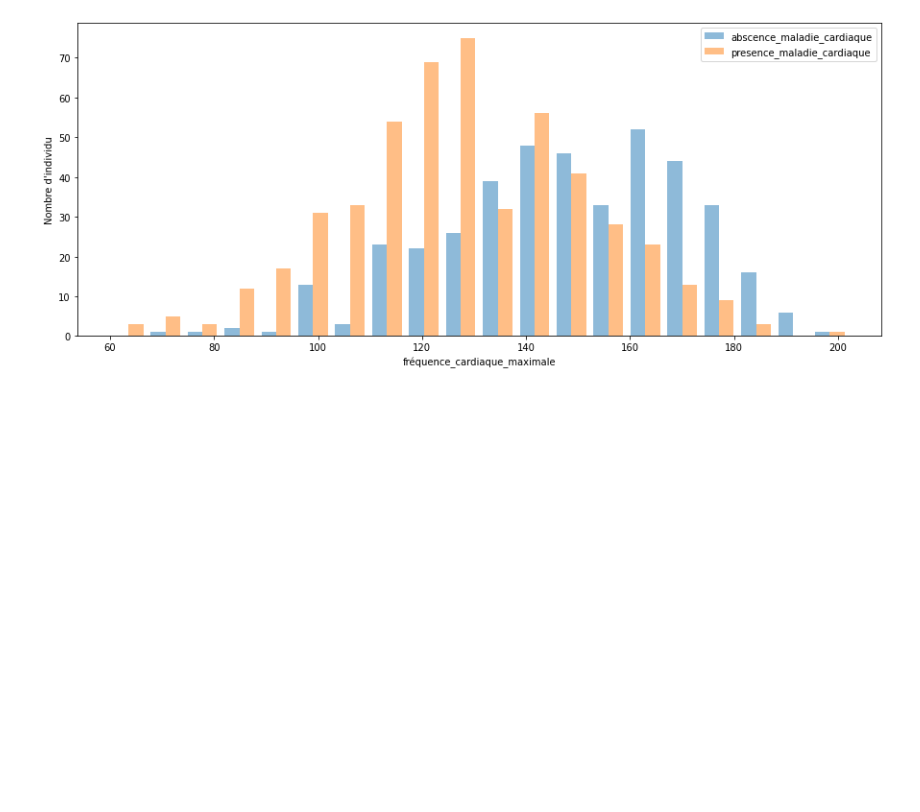
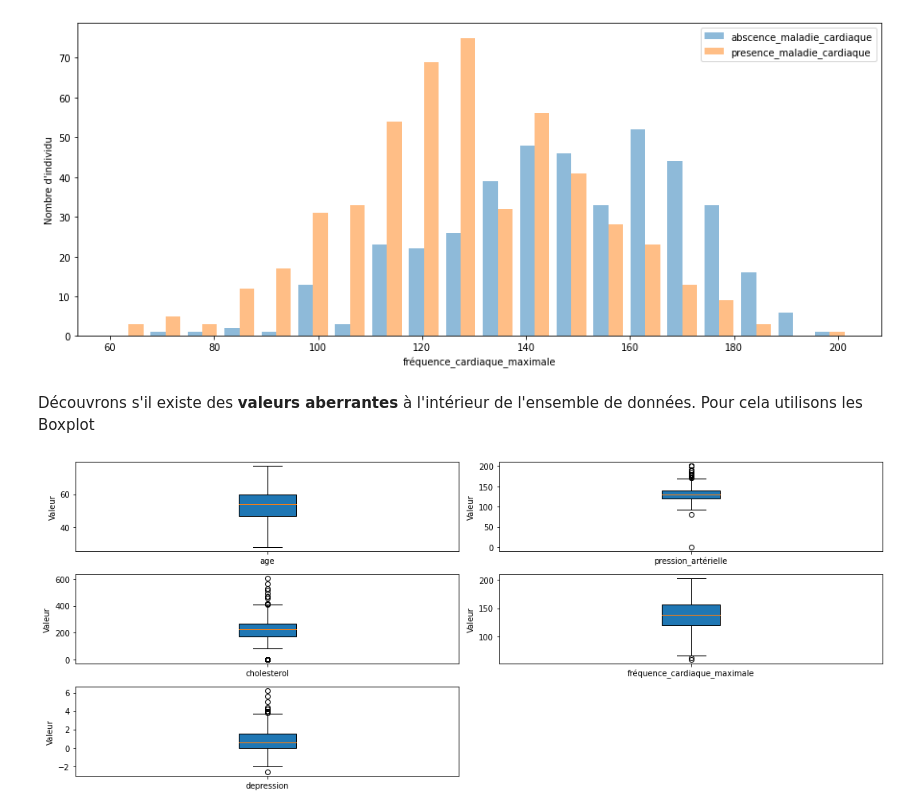
Before and after one commit to bkablam11/heat-eda, a Jupyter notebook: heart-eda.ipynb, the cells around one changed output. Cells and saved outputs as stored; diff of their text form; code cells hidden in the pictures; blank space fills up the shorter version.

```diff
--- a/heart-eda.ipynb
+++ b/heart-eda.ipynb
@@ -155,6 +146,20 @@ plt.legend()
 plt.show()
 # %% [output]
 [figure]
+# %% [markdown]
+Découvrons s'il existe des **valeurs aberrantes** à l'intérieur de l'ensemble de données. Pour cela utilisons les Boxplot
+# %%
+df_1 = df[["age", "pression_artérielle", "cholesterol", "fréquence_cardiaque_maximale","depression"]]
+# %%
+plt.figure(figsize=(15, 6))
+for item in df_1.columns:
+    plt.subplot(3,2,list(df_1.columns).index(item)+1)
+    plt.boxplot(df_1[item], patch_artist=True, labels = [item])
+    plt.ylabel("Valeur")
+plt.tight_layout()
+plt.show()
+# %% [output]
+[figure, added]
 # %% [markdown]
 # Mission: Analyse Exploratoire du dataset Heat
 ## Problème: Prédire la présence d'une maladie cardiaque ou non
```
Also changed, not shown: parts of 3 cells of this notebook.
